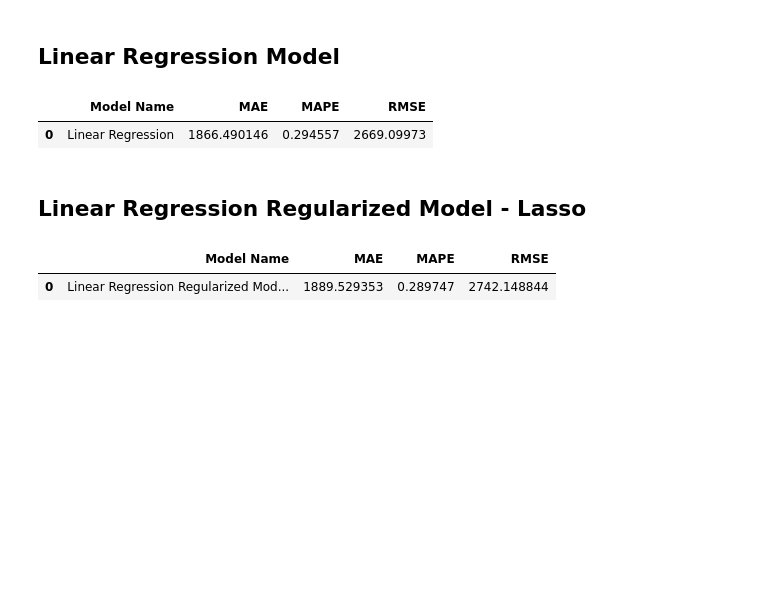
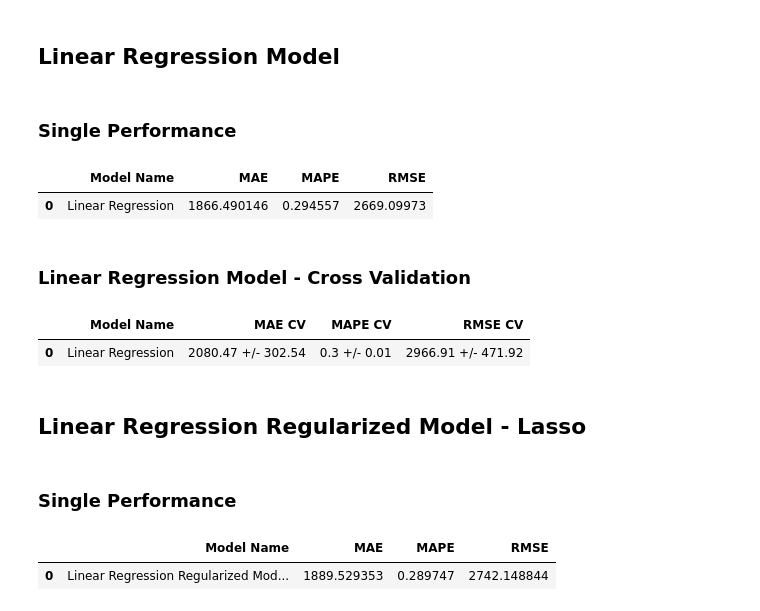
Before and after one commit to BernardoRFonseca/RossmannSalesPred, a Jupyter notebook: Store Sales Prediction.ipynb, the cells around one changed output. Saved outputs shown, nothing was run; the diff lists cells and outputs as text; code cells hidden in the pictures; blank space fills up the shorter version.

```diff
--- a/Store Sales Prediction.ipynb
+++ b/Store Sales Prediction.ipynb
@@ -1028,6 +1023,8 @@ baseline_result
 | 0 | Average Model | 1354.800353 | 0.455051 | 1835.135542 |
 # %% [markdown]
 ## Linear Regression Model
+# %% [markdown]
+### Single Performance
 # %%
 # model
 lr = LinearRegression().fit(x_train, y_train)
@@ -1041,8 +1038,18 @@ lr_result
 # %% [output]
 |  | Model Name | MAE | MAPE | RMSE |
 | 0 | Linear Regression | 1866.490146 | 0.294557 | 2669.09973 |
+# %% [markdown]
+### Linear Regression Model - Cross Validation
+# %%
+lr_result_cv = cross_validation( x_training, 5, 'Linear Regression', lr , verbose=False )
+lr_result_cv
+# %% [output]
+|  | Model Name | MAE CV | MAPE CV | RMSE CV |
+| 0 | Linear Regression | 2080.47 +/- 302.54 | 0.3 +/- 0.01 | 2966.91 +/- 471.92 |
 # %% [markdown]
 ## Linear Regression Regularized Model - Lasso
+# %% [markdown]
+### Single Performance
 # %%
 # model
 lasso = Lasso(alpha = 0.01).fit(x_train, y_train)
```
Also changed, not shown: parts of 24 cells of this notebook.
